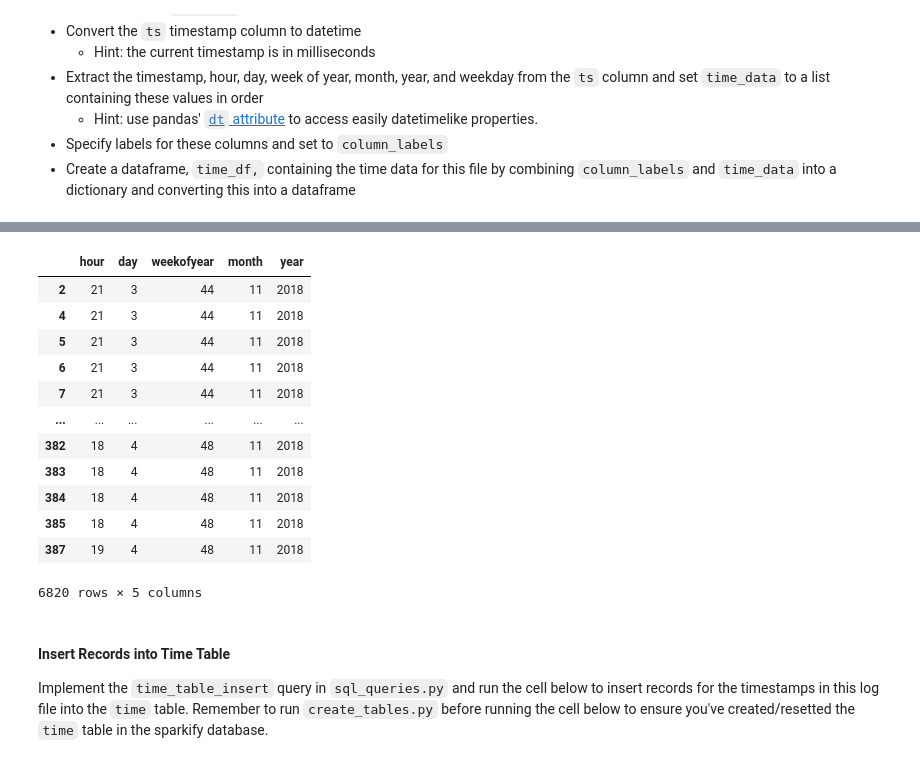
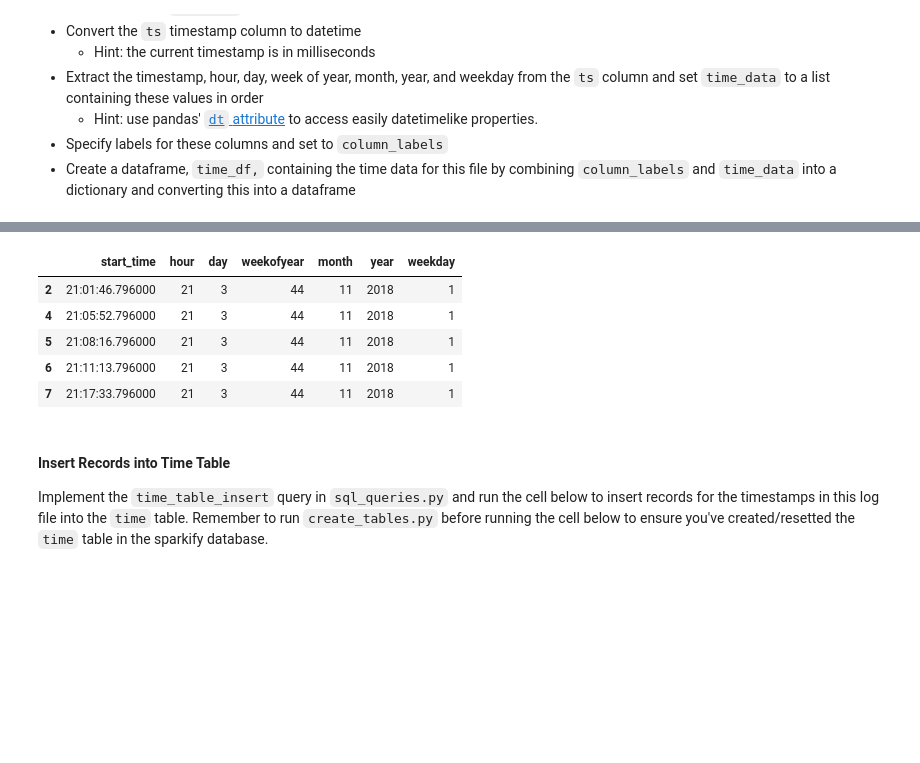
Before and after one commit to techmitchh/POSTGRES_DATAMODELING, a Jupyter notebook: etl.ipynb, the cells around one changed output, grey strips where cells are left out. Saved outputs shown, nothing was run; the diff lists cells and outputs as text; code cells hidden in the pictures; blank space fills up the shorter version.

```diff
--- a/etl.ipynb
+++ b/etl.ipynb
@@ -270,36 +214,35 @@ df
 # %%
 # Extract the timestamp, hour, day, week of year, month, year, and weekday from the `ts` column and set `time_data` to a list containing these values in order
+start_time = df['timestamp'].dt.time
+hour = df['timestamp'].dt.hour
+day = df['timestamp'].dt.dayofweek # The day of the week with Monday=0, Sunday=6.
+weekofyear = df['timestamp'].dt.strftime('%W')
+month = df['timestamp'].dt.month
+year = df['timestamp'].dt.year
+weekday = df['timestamp'].dt.day
 
-hour = df['ts'].dt.hour
-day = df['ts'].dt.dayofweek
-weekofyear = df['ts'].dt.weekofyear
-month = df['ts'].dt.month
-year = df['ts'].dt.year
-time_data = [hour,day,weekofyear,month,year]
+
 # time_data
-column_labels = ('hour','day','weekofyear','month','year')
+time_data = [start_time,hour,day,weekofyear,month,year,weekday]
+
+column_labels = ('start_time','hour','day','weekofyear','month','year','weekday')
 # %%
 column_data = {column_labels[0]: pd.Series(time_data[0]),
                 column_labels[1]: pd.Series(time_data[1]),
                 column_labels[2]: pd.Series(time_data[2]),
                 column_labels[3]: pd.Series(time_data[3]),
-                column_labels[4]: pd.Series(time_data[4])}
+                column_labels[4]: pd.Series(time_data[4]),
+                column_labels[5]: pd.Series(time_data[5]),
+                column_labels[6]: pd.Series(time_data[6])}
 time_df = pd.DataFrame(column_data)
-time_df
+time_df.head()
 # %% [output]
-|  | hour | day | weekofyear | month | year |
-| 2 | 21 | 3 | 44 | 11 | 2018 |
-| 4 | 21 | 3 | 44 | 11 | 2018 |
-| 5 | 21 | 3 | 44 | 11 | 2018 |
-| 6 | 21 | 3 | 44 | 11 | 2018 |
-| 7 | 21 | 3 | 44 | 11 | 2018 |
-| ... | ... | ... | ... | ... | ... |
-| 382 | 18 | 4 | 48 | 11 | 2018 |
-| 383 | 18 | 4 | 48 | 11 | 2018 |
-| 384 | 18 | 4 | 48 | 11 | 2018 |
-| 385 | 18 | 4 | 48 | 11 | 2018 |
-| 387 | 19 | 4 | 48 | 11 | 2018 |
+|  | start_time | hour | day | weekofyear | month | year | weekday |
+| 2 | 21:01:46.796000 | 21 | 3 | 44 | 11 | 2018 | 1 |
+| 4 | 21:05:52.796000 | 21 | 3 | 44 | 11 | 2018 | 1 |
+| 5 | 21:08:16.796000 | 21 | 3 | 44 | 11 | 2018 | 1 |
+| 6 | 21:11:13.796000 | 21 | 3 | 44 | 11 | 2018 | 1 |
+| 7 | 21:17:33.796000 | 21 | 3 | 44 | 11 | 2018 | 1 |
-6820 rows × 5 columns
 # %% [markdown]
 #### Insert Records into Time Table
 Implement the `time_table_insert` query in `sql_queries.py` and run the cell below to insert records for the timestamps in this log file into the `time` table. Remember to run `create_tables.py` before running the cell below to ensure you've created/resetted the `time` table in the sparkify database.
```
Also changed, not shown: parts of 13 cells of this notebook.
